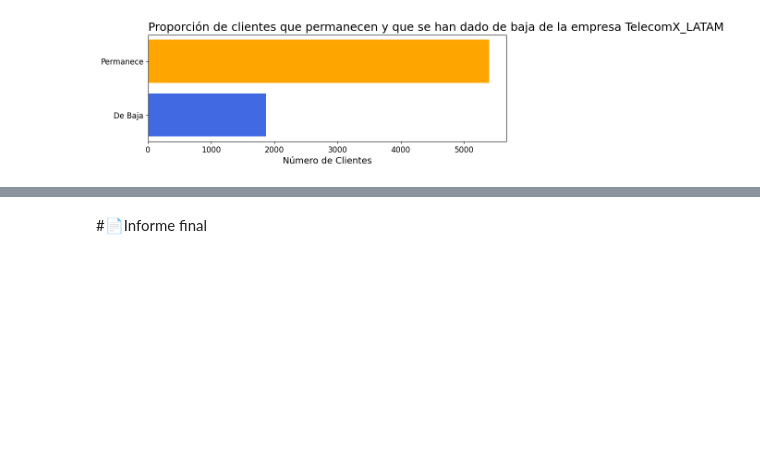
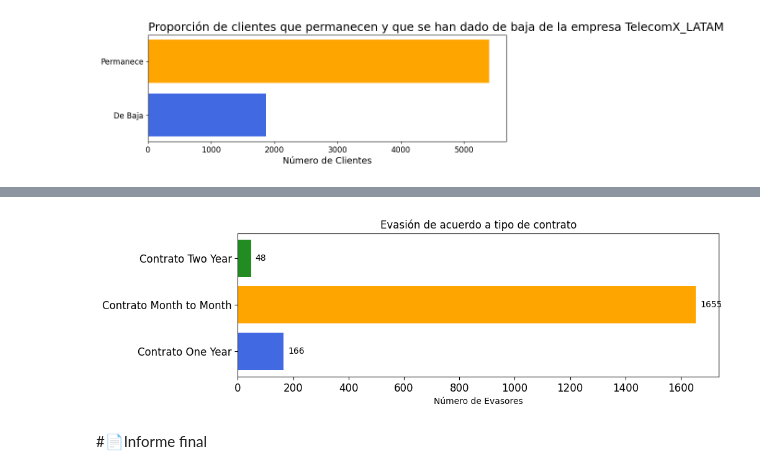
Before and after one commit to patricioterraza/TelecomX_LATAM, a Jupyter notebook: telecomx_latam.ipynb, the cells around one changed output, grey strips where cells are left out. Saved outputs shown, nothing was run; the diff lists cells and outputs as text; code cells hidden in the pictures; blank space fills up the shorter version.

```diff
--- a/telecomx_latam.ipynb
+++ b/telecomx_latam.ipynb
@@ -425,2 +462,19 @@ df_transpuesto
+# %%
+fig, ax = plt.subplots(figsize=(10,3))
+#Ajustar la posición de los subplots
+fig.subplots_adjust(hspace=40,wspace=0.3)
+
+ax.barh(['Contrato One Year','Contrato Month to Month','Contrato Two Year'], [cantidad_evasion_contrato_oneyear,cantidad_evasion_contrato_month_to_month,cantidad_evasion_contrato_two_year],color=colores)
+bars = ax.barh(['Contrato One Year','Contrato Month to Month','Contrato Two Year'], [cantidad_evasion_contrato_oneyear,cantidad_evasion_contrato_month_to_month,cantidad_evasion_contrato_two_year],color=colores)
+ax.bar_label(bars, fmt='%d', padding=5)
+ax.set_title('Evasión de acuerdo a tipo de contrato')
+ax.set_xlabel('Número de Evasores')
+ax.set_ylabel('')
+ax.xaxis.set_tick_params(labelsize=12)
+ax.yaxis.set_tick_params(labelsize=12)
+
+plt.show()
+# %% [output]
+[figure, added]
 # %% [markdown]
 #📄Informe final
```
Also changed, not shown: parts of 2 cells of this notebook.
